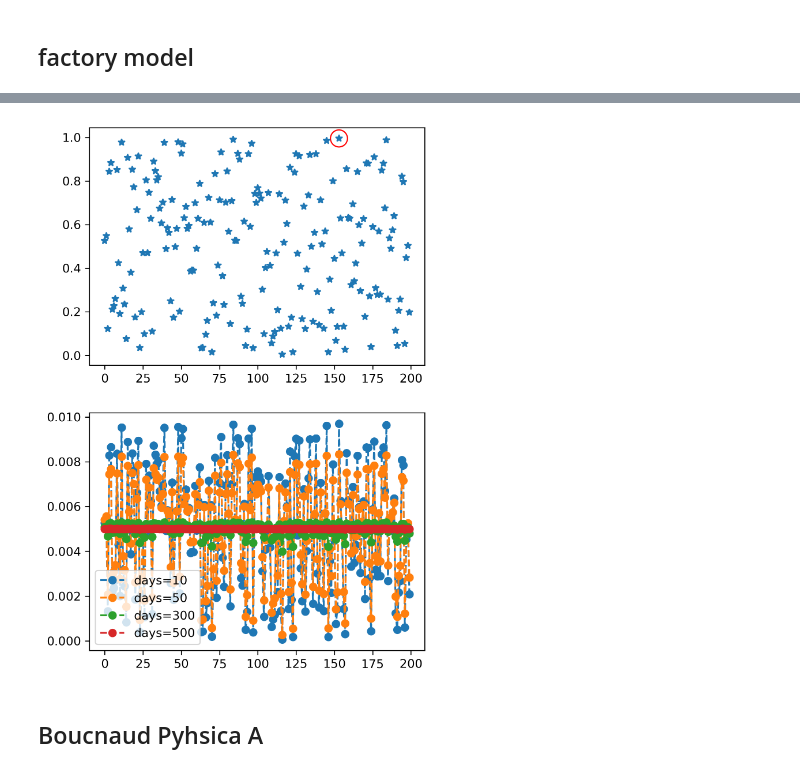
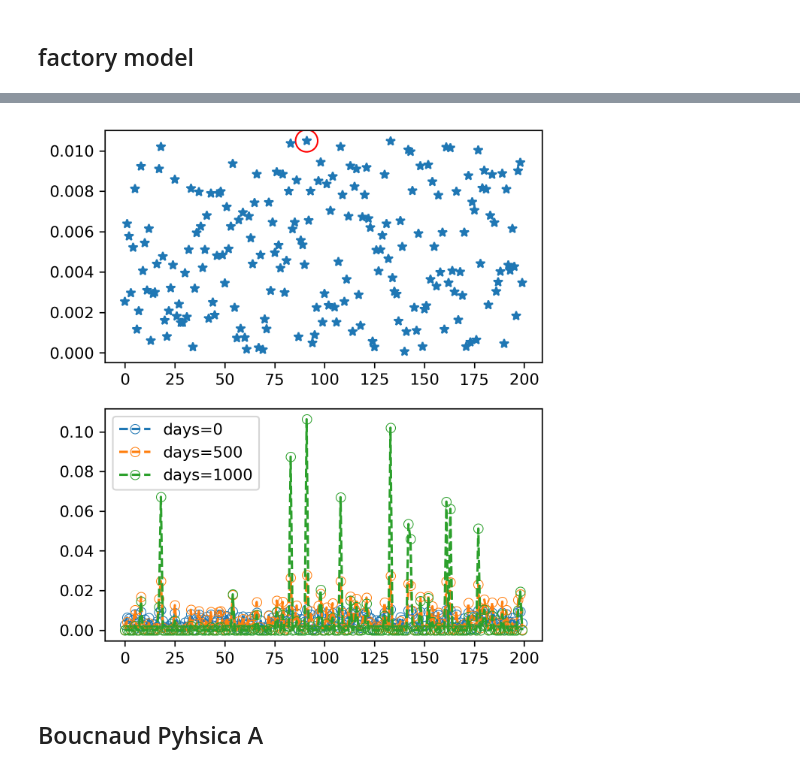
Before and after one commit to junw59/money_dynamic, a Jupyter notebook: money.ipynb, the cells around one changed output, grey strips where cells are left out. Drawn from its saved outputs; the diff is of its cells as text; code cells hidden in the pictures.

```diff
--- a/money.ipynb
+++ b/money.ipynb
@@ -99,30 +66,32 @@ plt.show()
 # %%
-fig,axs=plt.subplots(2,1,figsize=(5,8),dpi=300)
+fig,axs=plt.subplots(2,1,figsize=(5,6),dpi=300)
 
 Num=200
 D=np.random.rand(Num)
+D=D/D.sum()
+max_x=np.where(D==np.max(D))
+D[max_x]
 
-midx=np.where(D==np.max(D))
-D[midx]
 
 ax=axs[0]
 ax.plot(D,'*')
-ax.scatter(midx,D[midx],marker="o",s=200,c='none',edgecolor='red')
-# ax.plot(midx,D[midx],marker="o",ms=100,c='none',markeredgecolor='red')
-
+ax.scatter(max_x,D[max_x],marker="o",s=200,c='none',edgecolor='red')
+# ax.plot(max_x,D[max_x],marker="o",ms=100,c='none',markeredgecolor='red')
 
 ax=axs[1]
 
-for day in [10,50,300,500]:
-    D=factory_gen(D,Num,days=day,exp=0.91)
-    ax.plot(D/D.sum(),'o--',label='days=%d'%day)
+# for day in [10,50,300,500]:
+Ds=factory_gen(D,Num,days=1000,exp=1.03)
+for day in [0,500,1000]:
+    D=Ds[day,:]
+    ax.plot(D/D.sum(),'--',label='days=%d'%day,marker='o',markerfacecolor='none',markeredgewidth=0.5)
+
 ax.legend()
-
 # ax.set_xbound([-1,20])
 
 plt.show()
 # %% [output]
-[figure, old version]
+[figure, new version]
 # %% [markdown]
 ## Boucnaud Pyhsica A
 # %%
```
Also changed, not shown: parts of 9 cells of this notebook.
